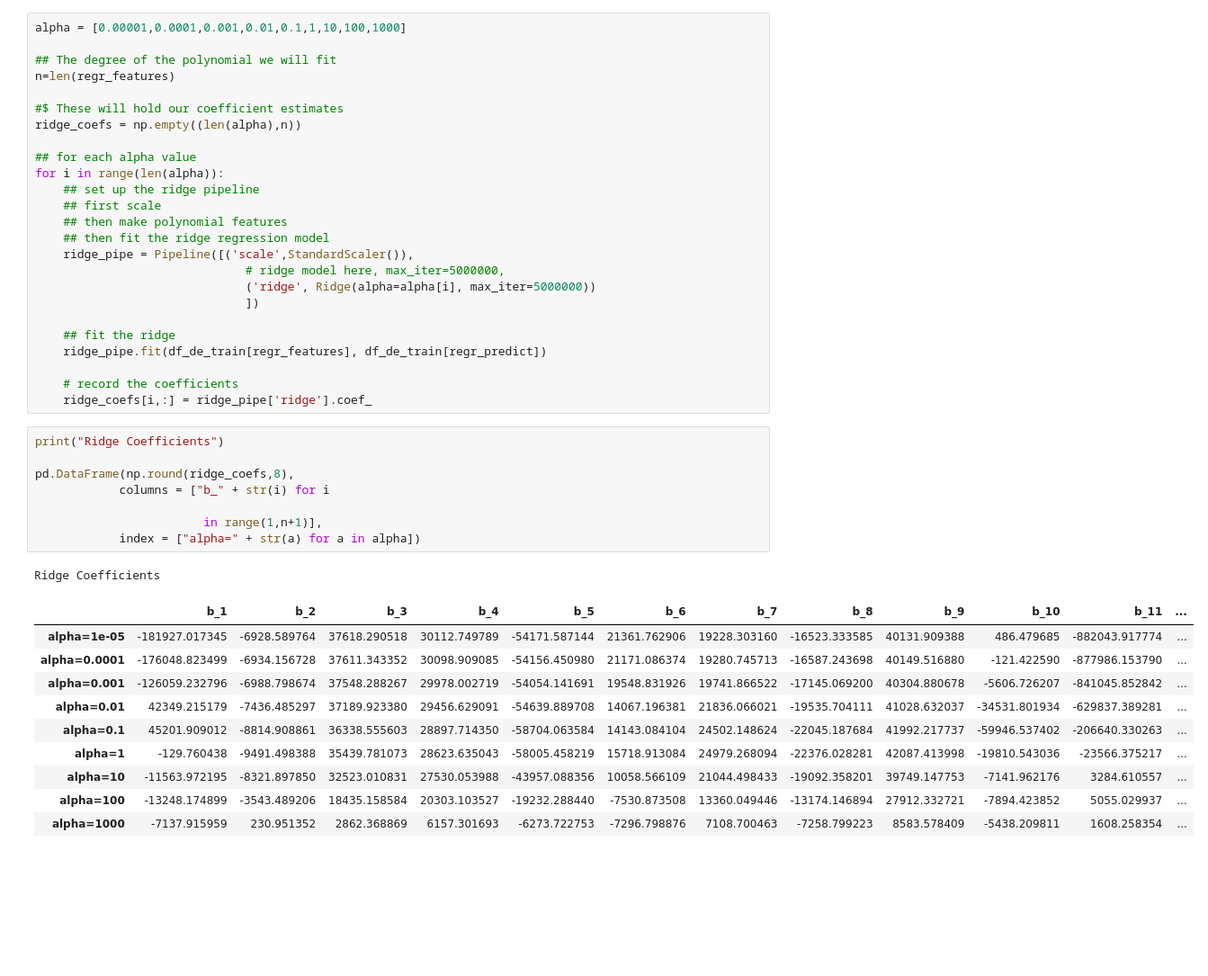
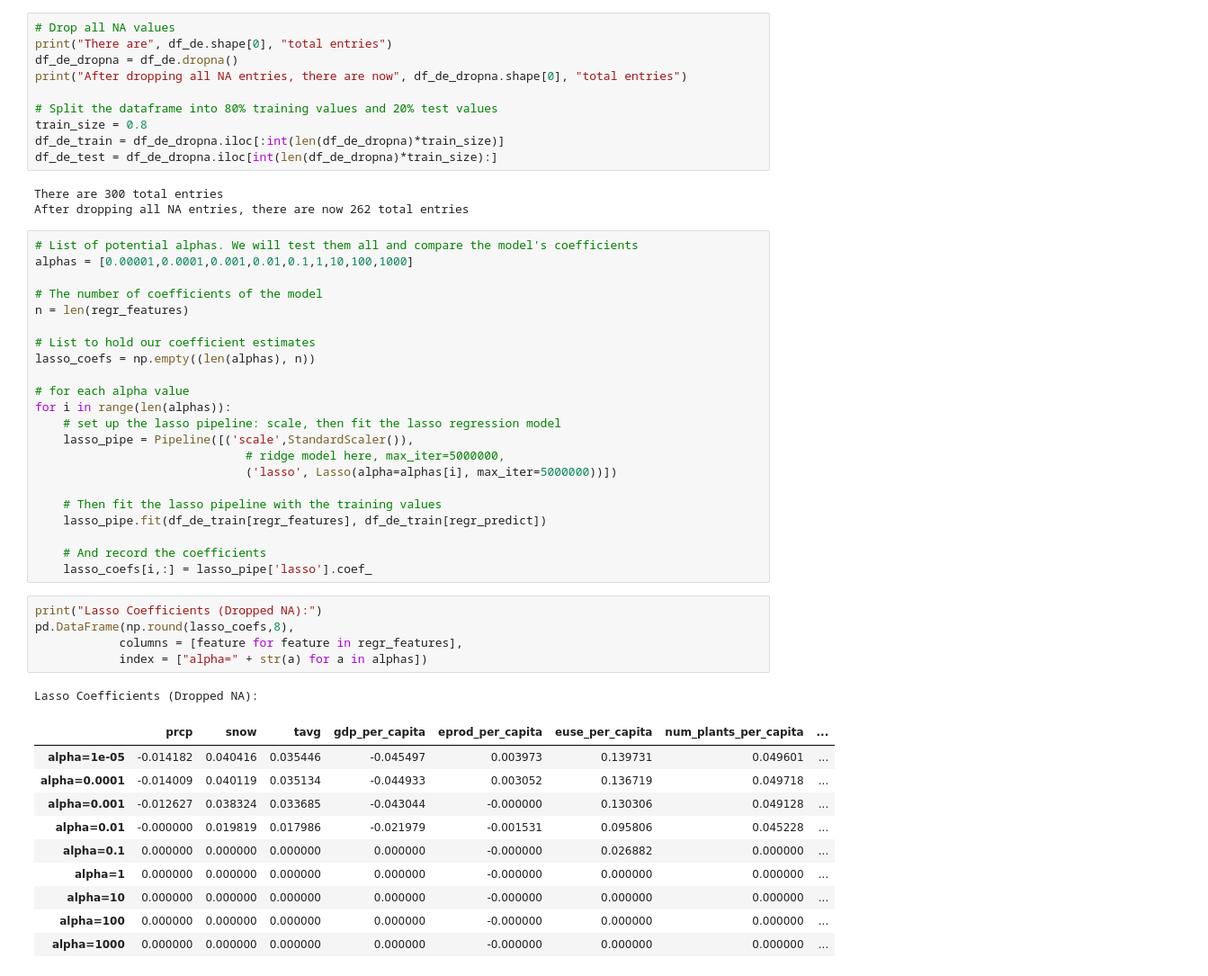
Before and after one commit to jableable/regulators, a Jupyter notebook: Models/Synthetic_Control/Lexie/lasso_feature_selection.ipynb, the cells around one changed output. Shown at 90% size. Cells and saved outputs as stored; diff of their text form; blank space fills up the shorter version.

Commit message:
Added Lasso feature selection

```diff
--- a/Models/Synthetic_Control/Lexie/lasso_feature_selection.ipynb
+++ b/Models/Synthetic_Control/Lexie/lasso_feature_selection.ipynb
@@ -57,45 +65,52 @@ regr_features = ['monthly_population', 'prcp', 'snow', 'tavg',
+# %%
+# Drop all NA values
+print("There are", df_de.shape[0], "total entries")
+df_de_dropna = df_de.dropna()
+print("After dropping all NA entries, there are now", df_de_dropna.shape[0], "total entries")
+
+# Split the dataframe into 80% training values and 20% test values
+train_size = 0.8
+df_de_train = df_de_dropna.iloc[:int(len(df_de_dropna)*train_size)]
+df_de_test = df_de_dropna.iloc[int(len(df_de_dropna)*train_size):]
+# %% [output]
+There are 300 total entries
+After dropping all NA entries, there are now 262 total entries
 # %%
-alpha = [0.00001,0.0001,0.001,0.01,0.1,1,10,100,1000]
+# List of potential alphas. We will test them all and compare the model's coefficients
+alphas = [0.00001,0.0001,0.001,0.01,0.1,1,10,100,1000]
 
-## The degree of the polynomial we will fit
-n=len(regr_features)
+# The number of coefficients of the model
+n = len(regr_features)
 
-#$ These will hold our coefficient estimates
-ridge_coefs = np.empty((len(alpha),n))
+# List to hold our coefficient estimates
+lasso_coefs = np.empty((len(alphas), n))
 
-## for each alpha value
-for i in range(len(alpha)):
-    ## set up the ridge pipeline
-    ## first scale
-    ## then make polynomial features
-    ## then fit the ridge regression model
-    ridge_pipe = Pipeline([('scale',StandardScaler()),
+# for each alpha value
+for i in range(len(alphas)):
+    # set up the lasso pipeline: scale, then fit the lasso regression model
+    lasso_pipe = Pipeline([('scale',StandardScaler()),
                               # ridge model here, max_iter=5000000,
-                              ('ridge', Ridge(alpha=alpha[i], max_iter=5000000))
-                              ])
+                              ('lasso', Lasso(alpha=alphas[i], max_iter=5000000))])
 
-    ## fit the ridge
-    ridge_pipe.fit(df_de_train[regr_features], df_de_train[regr_predict])
+    # Then fit the lasso pipeline with the training values
+    lasso_pipe.fit(df_de_train[regr_features], df_de_train[regr_predict])
 
-    # record the coefficients
-    ridge_coefs[i,:] = ridge_pipe['ridge'].coef_
+    # And record the coefficients
+    lasso_coefs[i,:] = lasso_pipe['lasso'].coef_
 # %%
-print("Ridge Coefficients")
-
-pd.DataFrame(np.round(ridge_coefs,8),
-            columns = ["b_" + str(i) for i
-
-                        in range(1,n+1)],
-            index = ["alpha=" + str(a) for a in alpha])
+print("Lasso Coefficients (Dropped NA):")
+pd.DataFrame(np.round(lasso_coefs,8),
+            columns = [feature for feature in regr_features],
+            index = ["alpha=" + str(a) for a in alphas])
 # %% [output]
-Ridge Coefficients
+Lasso Coefficients (Dropped NA):
-|  | b_1 | b_2 | b_3 | b_4 | b_5 | b_6 | b_7 | b_8 | b_9 | b_10 | b_11 | ... |
-| alpha=1e-05 | -181927.017345 | -6928.589764 | 37618.290518 | 30112.749789 | -54171.587144 | 21361.762906 | 19228.303160 | -16523.333585 | 40131.909388 | 486.479685 | -882043.917774 | ... |
-| alpha=0.0001 | -176048.823499 | -6934.156728 | 37611.343352 | 30098.909085 | -54156.450980 | 21171.086374 | 19280.745713 | -16587.243698 | 40149.516880 | -121.422590 | -877986.153790 | ... |
-| alpha=0.001 | -126059.232796 | -6988.798674 | 37548.288267 | 29978.002719 | -54054.141691 | 19548.831926 | 19741.866522 | -17145.069200 | 40304.880678 | -5606.726207 | -841045.852842 | ... |
-| alpha=0.01 | 42349.215179 | -7436.485297 | 37189.923380 | 29456.629091 | -54639.889708 | 14067.196381 | 21836.066021 | -19535.704111 | 41028.632037 | -34531.801934 | -629837.389281 | ... |
-| alpha=0.1 | 45201.909012 | -8814.908861 | 36338.555603 | 28897.714350 | -58704.063584 | 14143.084104 | 24502.148624 | -22045.187684 | 41992.217737 | -59946.537402 | -206640.330263 | ... |
-| alpha=1 | -129.760438 | -9491.498388 | 35439.781073 | 28623.635043 | -58005.458219 | 15718.913084 | 24979.268094 | -22376.028281 | 42087.413998 | -19810.543036 | -23566.375217 | ... |
-| alpha=10 | -11563.972195 | -8321.897850 | 32523.010831 | 27530.053988 | -43957.088356 | 10058.566109 | 21044.498433 | -19092.358201 | 39749.147753 | -7141.962176 | 3284.610557 | ... |
-| alpha=100 | -13248.174899 | -3543.489206 | 18435.158584 | 20303.103527 | -19232.288440 | -7530.873508 | 13360.049446 | -13174.146894 | 27912.332721 | -7894.423852 | 5055.029937 | ... |
-| alpha=1000 | -7137.915959 | 230.951352 | 2862.368869 | 6157.301693 | -6273.722753 | -7296.798876 | 7108.700463 | -7258.799223 | 8583.578409 | -5438.209811 | 1608.258354 | ... |
+|  | prcp | snow | tavg | gdp_per_capita | eprod_per_capita | euse_per_capita | num_plants_per_capita | ... |
+| alpha=1e-05 | -0.014182 | 0.040416 | 0.035446 | -0.045497 | 0.003973 | 0.139731 | 0.049601 | ... |
+| alpha=0.0001 | -0.014009 | 0.040119 | 0.035134 | -0.044933 | 0.003052 | 0.136719 | 0.049718 | ... |
+| alpha=0.001 | -0.012627 | 0.038324 | 0.033685 | -0.043044 | -0.000000 | 0.130306 | 0.049128 | ... |
+| alpha=0.01 | -0.000000 | 0.019819 | 0.017986 | -0.021979 | -0.001531 | 0.095806 | 0.045228 | ... |
+| alpha=0.1 | 0.000000 | 0.000000 | 0.000000 | 0.000000 | -0.000000 | 0.026882 | 0.000000 | ... |
+| alpha=1 | 0.000000 | 0.000000 | 0.000000 | 0.000000 | -0.000000 | 0.000000 | 0.000000 | ... |
+| alpha=10 | 0.000000 | 0.000000 | 0.000000 | 0.000000 | -0.000000 | 0.000000 | 0.000000 | ... |
+| alpha=100 | 0.000000 | 0.000000 | 0.000000 | 0.000000 | -0.000000 | 0.000000 | 0.000000 | ... |
+| alpha=1000 | 0.000000 | 0.000000 | 0.000000 | 0.000000 | -0.000000 | 0.000000 | 0.000000 | ... |
```
Also changed, not shown: parts of 22 cells of this notebook.
